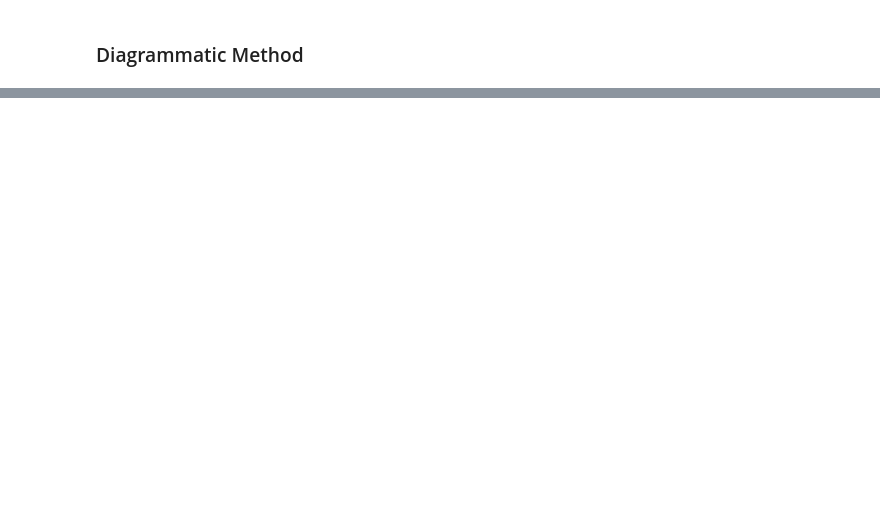
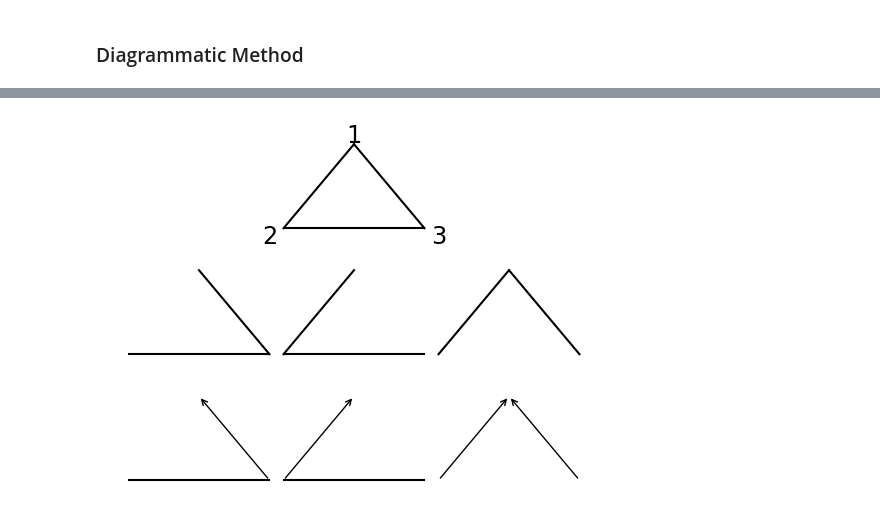
Before and after one commit to mornevwyk/Computational-Cell-Biology, a Jupyter notebook: Transporters and Pumps/PassiveTransport.ipynb, the cells around one changed output, grey strips where cells are left out. Saved outputs shown, nothing was run; the diff lists cells and outputs as text; code cells hidden in the pictures; blank space fills up the shorter version.

```diff
--- a/Transporters and Pumps/PassiveTransport.ipynb
+++ b/Transporters and Pumps/PassiveTransport.ipynb
@@ -133,0 +185,44 @@ The calculation of the steady-state rates can be calculated either agebraicly or
+# %%
+def triangle(plt, x, y, line1, line2, line3):
+    if line1:
+        plt.plot([0.5 + x,0 + x], [1 + y,0 + y], 'black')
+    if line2:
+        plt.plot([0 + x,1 + x], [0 + y,0 + y], 'black')
+    if line3:
+        plt.plot([1 + x,0.5 + x], [0 + y,1 + y], 'black')
+
+def triangleArrow(plt, x, y, line1, line2, line3):
+    if line1:
+        plt.annotate('', xy=(0.5 + x, 1 + y), xytext=(0 + x, 0 + y), arrowprops = dict(
+    arrowstyle="->"))
+    if line2:
+        plt.annotate('', xy=(0 + x, 0 + y), xytext=(1 + x, 0 + y), arrowprops=dict(
+    arrowstyle="->"))
+    if line3:
+        plt.annotate('', xy=(0.5 + x, 1 + y), xytext=(1 + x, 0 + y), arrowprops=dict(
+    arrowstyle="->"))
+
+os = 0.1
+plt.axis('off')
+plt.plot([0.5,0], [1,0], 'black')
+plt.plot([0,1], [0,0], 'black')
+plt.plot([1,0.5], [0,1], 'black')
+plt.text(0.5,1+os,'$1$', horizontalalignment='center', verticalalignment='center', fontsize='xx-large')
+plt.text(0-os,0-os,'$2$', horizontalalignment='center', verticalalignment='center', fontsize='xx-large')
+plt.text(1+os,0-os,'$3$', horizontalalignment='center', verticalalignment='center', fontsize='xx-large')
+
+triangle(plt, -1.1,-1.5, False, True, True)
+triangle(plt, 0,-1.5, True, True, False)
+triangle(plt, 1.1,-1.5, True, False, True)
+
+triangleArrow(plt, 1.1,-3, True, False, False)
+triangleArrow(plt, 1.1,-3, False, False, True)
+triangleArrow(plt, -1.1,-3, False, False, True)
+triangle(plt, -1.1,-3, False, True, False)
+triangleArrow(plt, 0,-3, True, False, False)
+triangle(plt, 0,-3, False, True, False)
+#triangle(plt, 1.1,-3, True, False, True)
+
+plt.show()
+# %% [output]
+[figure, added]
```
Also changed, not shown: parts of 4 cells of this notebook.
